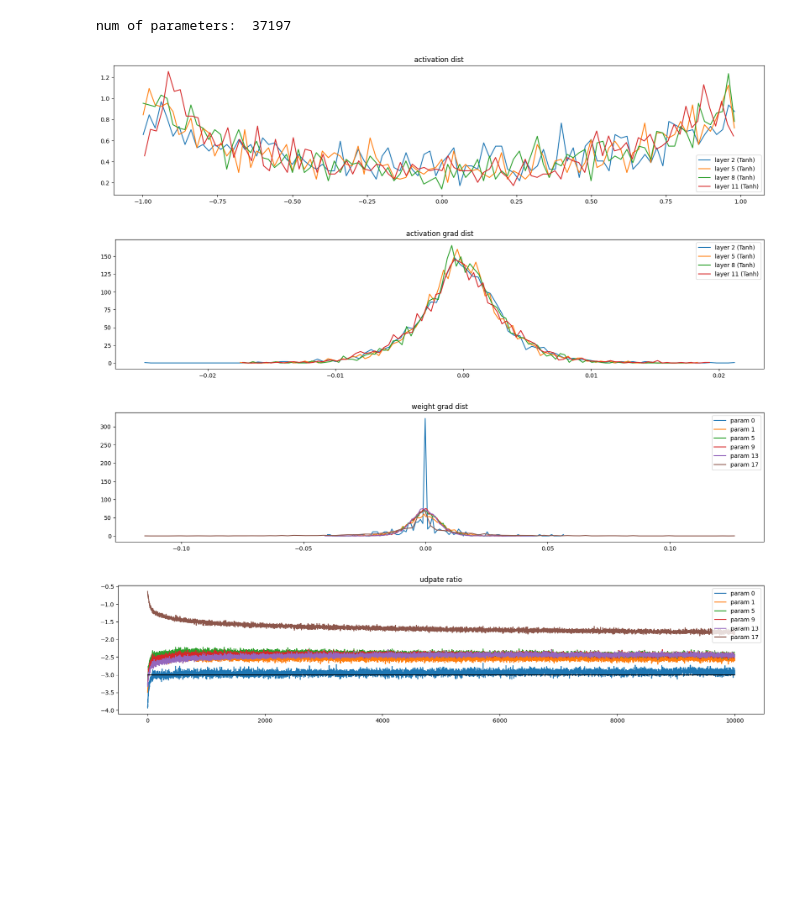
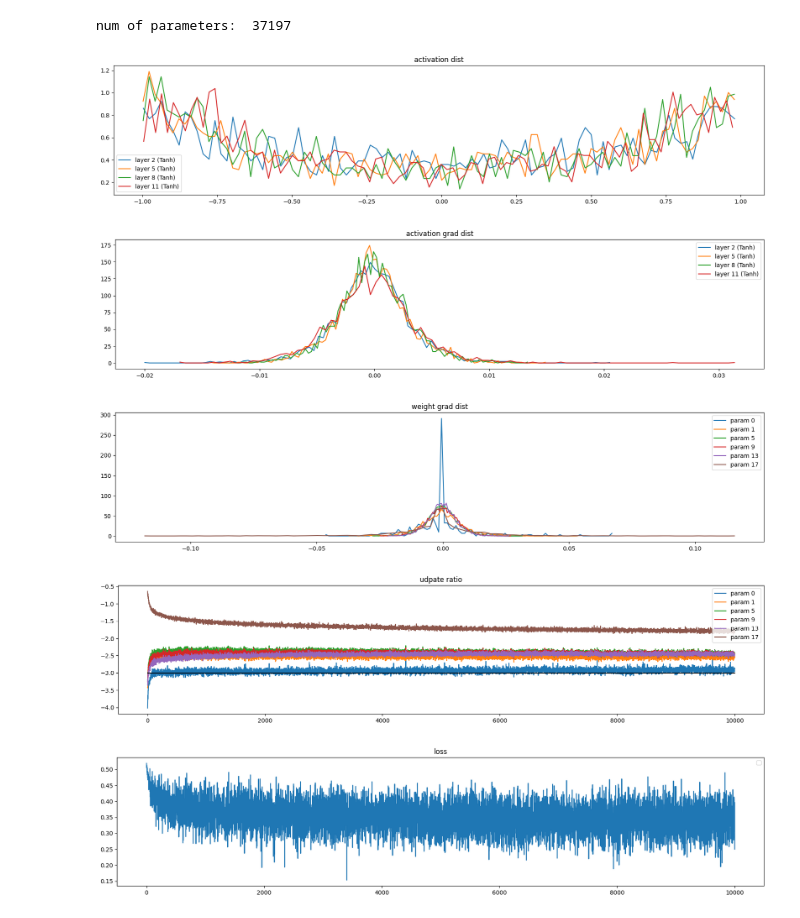
Before and after one commit to ananddtyagi/makemore, a Jupyter notebook: mlp_pytorch.ipynb, the cells around one changed output. Cells and saved outputs as stored; diff of their text form; code cells hidden in the pictures; blank space fills up the shorter version.

Commit message:
added loss graph

```diff
--- a/mlp_pytorch.ipynb
+++ b/mlp_pytorch.ipynb
@@ -133,7 +133,7 @@ def train(C, layers, parameters, X, Y, max_steps=10, batch_size=32):
             ud.append([(lr*p.grad.std() / p.data.std()).log10().item() for p in parameters]) # keeping track of the ratio of the update that will be applied in the next layer and the std of the data. So lr*grad / data
     return lossi, ud
 # %%
-def plot(layers, parameters):
+def plot(layers=[], parameters=[], ud=[], lossi=[]):
     plt.figure(figsize=(20,4))
     legends = []
     for i, layer in enumerate(layers[:-1]):
@@ -176,6 +176,12 @@ def plot(layers, parameters):
     plt.plot([0, len(ud)], [-3,-3], 'k') # we would want our updates to converge to around 10e-3, which is 0.001, which indicates a lower change in the update, showing convergence
     plt.legend(legends);
     plt.title('udpate ratio')
+
+    plt.figure(figsize=(20,4))
+    legends = []
+    plt.plot(range(len(lossi)), lossi)
+    plt.legend(legends);
+    plt.title('loss')
 # %%
 C, layers, parameters = init_no_bn(vocab_size, block_size, n_emb=10, n_hidden=100)
 lossi, ud = train(C, layers, parameters, X_train, Y_train, max_steps=1000)
@@ -212,10 +219,11 @@ def init_bn(vocab_size, block_size, n_emb=10, n_hidden=100):
 # %%
 C_bn, layers_bn, parameters_bn = init_bn(vocab_size, block_size, n_emb=10, n_hidden=100)
 lossi, ud = train(C_bn, layers_bn, parameters_bn, X_train, Y_train, max_steps=10000)
-plot(layers_bn, parameters_bn)
+plot(layers_bn, parameters_bn, ud, lossi)
 # %% [output]
 num of parameters:  37197
-[figure, old version]
+[figure, new version]
-[figure, old version]
+[figure, new version]
-[figure, old version]
+[figure, new version]
-[figure, old version]
+[figure, new version]
+[figure, added]
```
Also changed, not shown: parts of 1 cell of this notebook.
